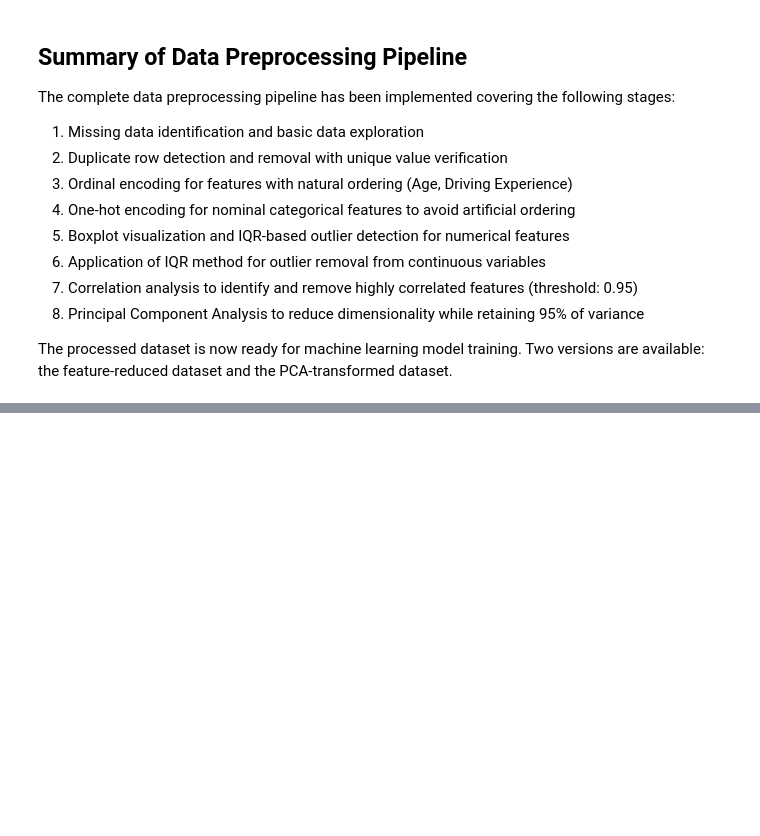
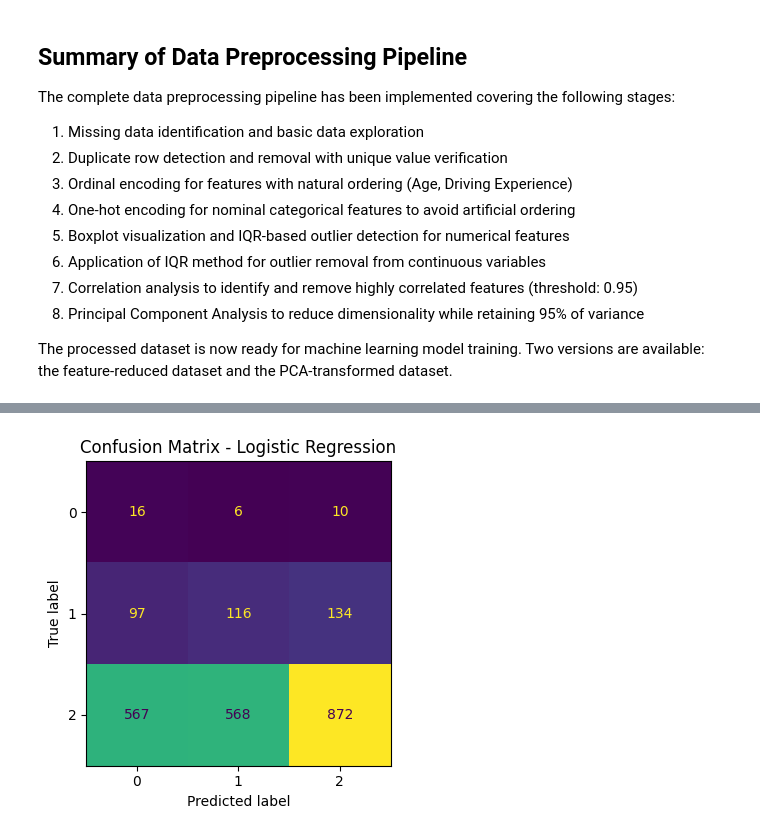
Before and after one commit to omkhatiwada/datascienceproject, a Jupyter notebook: project.ipynb, the cells around one changed output, grey strips where cells are left out. Drawn from its saved outputs; the diff is of its cells as text; code cells hidden in the pictures; blank space fills up the shorter version.

```diff
--- a/project.ipynb
+++ b/project.ipynb
@@ -687,0 +748,17 @@ The processed dataset is now ready for machine learning model training. Two vers
+# %%
+
+from sklearn.preprocessing import MinMaxScaler
+import joblib, os
+
+scaler = MinMaxScaler()
+X_scaled = scaler.fit_transform(X)
+X_scaled_df = pd.DataFrame(X_scaled, columns=X.columns, index=X.index)
+
+print('MinMaxScaler applied.')
+print(f'Scaled feature matrix shape: {X_scaled_df.shape}')
+print('\nFirst 3 rows:')
+display(X_scaled_df.head(3))
+
+scaler_path = 'scaler_minmax.joblib'
+joblib.dump(scaler, scaler_path)
+print(f'\nScaler saved: {os.path.abspath(scaler_path)}')
@@ -687,0 +879,67 @@ The processed dataset is now ready for machine learning model training. Two vers
+# %%
+
+from sklearn.metrics import (
+    accuracy_score, precision_score, recall_score, f1_score,
+    confusion_matrix, roc_auc_score,
+    ConfusionMatrixDisplay, classification_report
+)
+from sklearn.preprocessing import label_binarize
+import joblib, os
+
+classes = sorted(y.unique())
+results = []
+
+for name, clf in trained_models.items():
+    y_pred = clf.predict(X_test)
+    y_prob = clf.predict_proba(X_test)
+
+    acc  = accuracy_score(y_test, y_pred)
+    prec = precision_score(y_test, y_pred, average='weighted', zero_division=0)
+    rec  = recall_score(y_test,  y_pred, average='weighted', zero_division=0)
+    f1   = f1_score(y_test,      y_pred, average='weighted', zero_division=0)
+
+    try:
+        roc = roc_auc_score(
+            label_binarize(y_test, classes=classes),
+            y_prob, multi_class='ovr', average='macro'
+        )
+    except Exception:
+        roc = float('nan')
+
+    results.append({
+        'Model':     name,
+        'Accuracy':  round(acc,  4),
+        'Precision': round(prec, 4),
+        'Recall':    round(rec,  4),
+        'F1-Score':  round(f1,   4),
+        'ROC-AUC':   round(roc,  4)
+    })
+
+
+    fig, ax = plt.subplots(figsize=(5, 4))
+    cm = confusion_matrix(y_test, y_pred, labels=classes)
+    ConfusionMatrixDisplay(cm, display_labels=classes).plot(ax=ax, colorbar=False)
+    ax.set_title(f'Confusion Matrix - {name}')
+    plt.tight_layout()
+    plt.show()
+
+    print(f"\n{'='*55}\nClassification Report: {name}\n{'='*55}")
+    print(classification_report(y_test, y_pred, zero_division=0))
+
+
+results_df = pd.DataFrame(results).set_index('Model')
+print('\n' + '='*55 + '\nMODEL COMPARISON\n' + '='*55)
+display(results_df)
+
+best_name  = results_df['F1-Score'].idxmax()
+best_model = trained_models[best_name]
+print(f'\nBest model  : {best_name}')
+print(f'Best F1-Score: {results_df.loc[best_name, "F1-Score"]}')
+
+model_path = 'best_model.joblib'
+joblib.dump(best_model, model_path)
+print(f'\nBest model saved : {os.path.abspath(model_path)}')
+print(f'Scaler saved     : {os.path.abspath("scaler_minmax.joblib")}')
+print('\nFull ML pipeline complete.')
+# %% [output]
+[figure, added]
```
Also changed, not shown: parts of 20 cells of this notebook.
